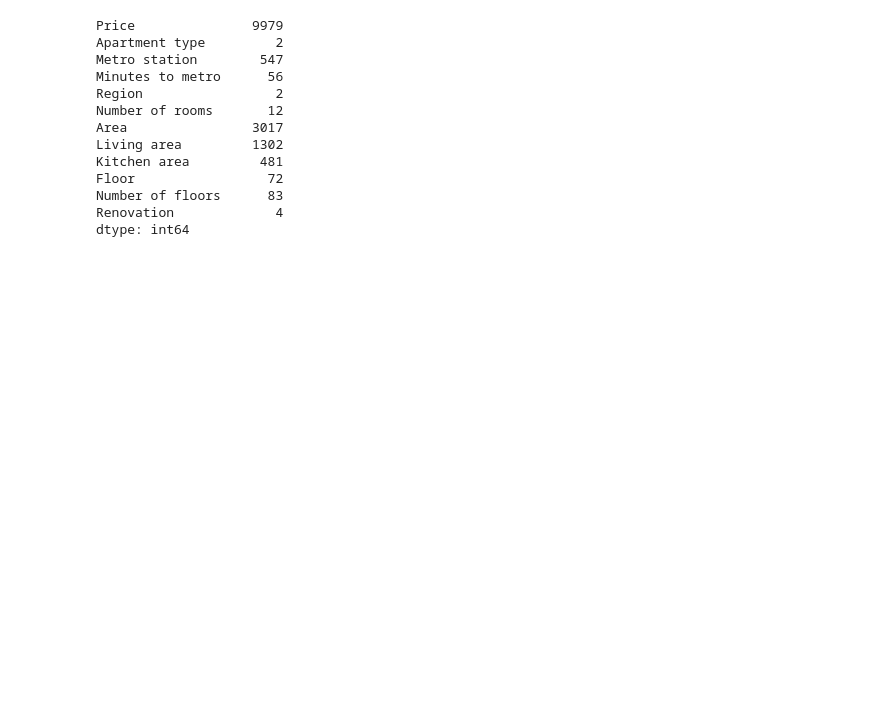
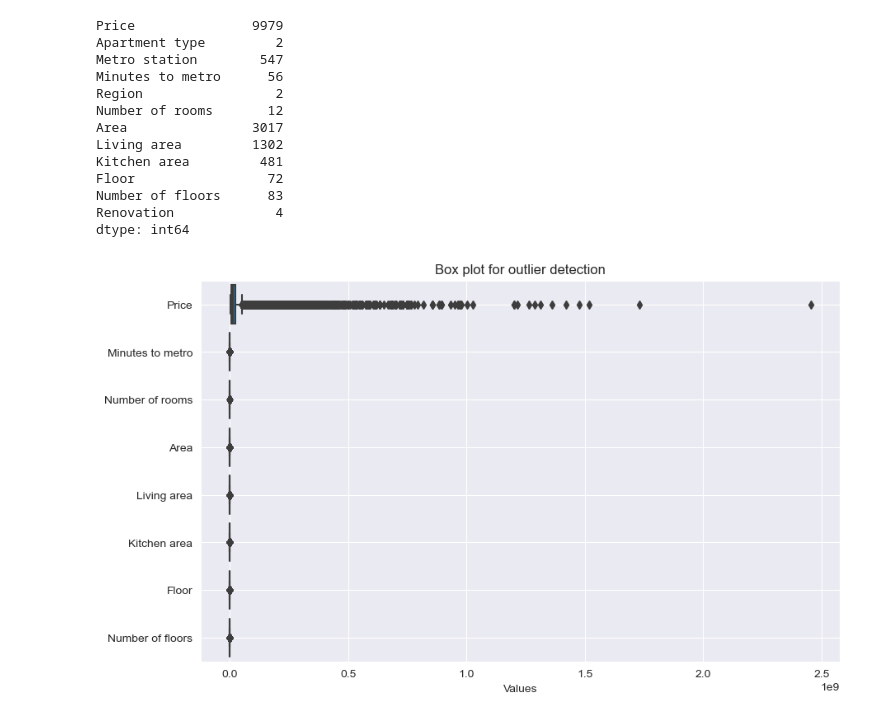
Before and after one commit to Mohammed-Mebarek-Mecheter/PyFinAnalyst, a Jupyter notebook: Moscow Housing Analysis Model/Data Exploration and Cleaning.ipynb, the cells around one changed output. Drawn from its saved outputs; the diff is of its cells as text; code cells hidden in the pictures; blank space fills up the shorter version.

```diff
--- a/Moscow Housing Analysis Model/Data Exploration and Cleaning.ipynb
+++ b/Moscow Housing Analysis Model/Data Exploration and Cleaning.ipynb
@@ -90,3 +93,42 @@ Floor                 72
 Number of floors      83
 Renovation             4
 dtype: int64
+# %%
+from scipy import stats
+
+# Filter DataFrame to only numeric columns
+numeric_cols = df.select_dtypes(include=['float64', 'int64'])
+
+# Calculate quantiles
+Q1 = numeric_cols.quantile(0.25)
+Q3 = numeric_cols.quantile(0.75)
+
+# Calculate IQR
+IQR = Q3 - Q1
+
+# Detect outliers
+outliers = ((numeric_cols < (Q1 - 1.5 * IQR)) |
+            (numeric_cols > (Q3 + 1.5 * IQR)))
+
+# Filter outliers
+cleaned_df = df[~outliers]
+
+# Calculate z-scores
+z_scores = stats.zscore(numeric_cols)
+
+# Define threshold
+threshold = 3
+
+# Filter outliers by z-score
+outlier_indices = (np.abs(z_scores) > threshold).any(axis=1)
+cleaned_df = df[~outlier_indices]
+
+# Box plot for visualization
+plt.figure(figsize=(10, 6))
+sns.boxplot(data=numeric_cols, orient='h')
+plt.title('Box plot for outlier detection')
+plt.xlabel('Values')
+plt.grid(True)
+plt.show()
+# %% [output]
+[figure, added]
```
Also changed, not shown: parts of 2 cells of this notebook, 2 other files.
